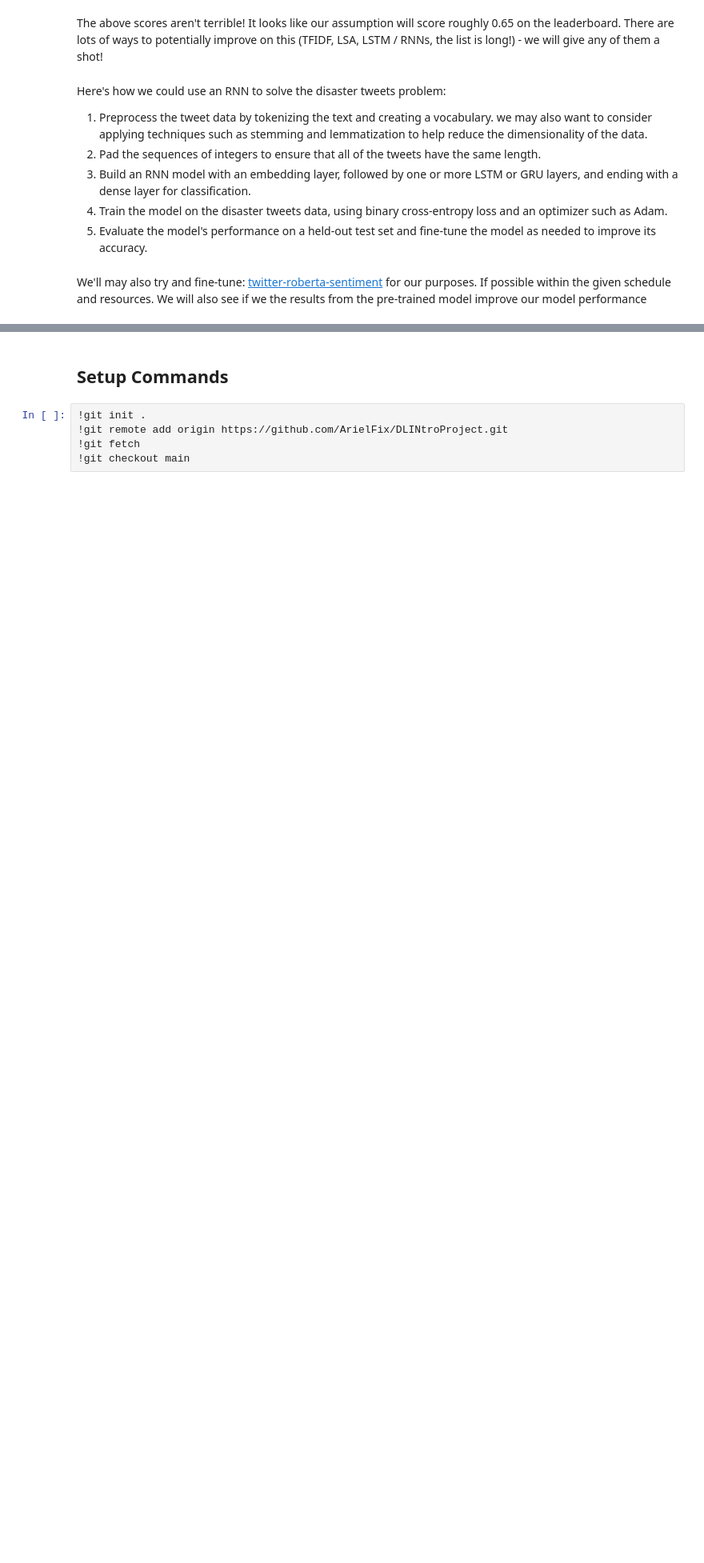
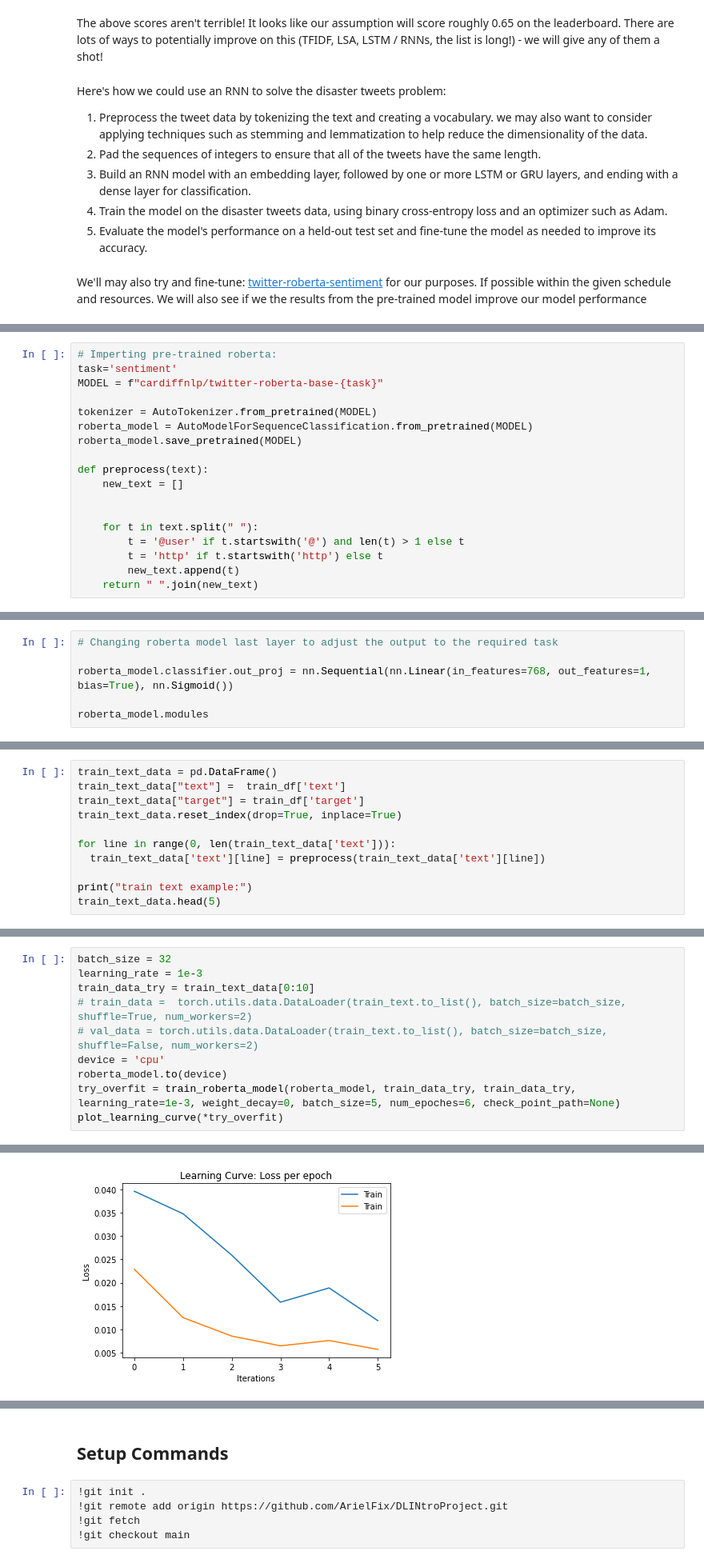
Before and after one commit to ArielFix/DLINtroProject, a Jupyter notebook: NLP_Project.ipynb, the cells around one changed output, grey strips where cells are left out. Shown at 80% size. Saved outputs shown, nothing was run; the diff lists cells and outputs as text; blank space fills up the shorter version.

Commit message:
With roberta changes .... oops

```diff
--- a/NLP_Project.ipynb
+++ b/NLP_Project.ipynb
@@ -145,0 +158,18 @@ We'll may also try and fine-tune: [twitter-roberta-sentiment](https://huggingfac
+# %%
+# Imperting pre-trained roberta:
+task='sentiment'
+MODEL = f"cardiffnlp/twitter-roberta-base-{task}"
+
+tokenizer = AutoTokenizer.from_pretrained(MODEL)
+roberta_model = AutoModelForSequenceClassification.from_pretrained(MODEL)
+roberta_model.save_pretrained(MODEL)
+
+def preprocess(text):
+    new_text = []
+
+
+    for t in text.split(" "):
+        t = '@user' if t.startswith('@') and len(t) > 1 else t
+        t = 'http' if t.startswith('http') else t
+        new_text.append(t)
+    return " ".join(new_text)
@@ -145,0 +197,6 @@ We'll may also try and fine-tune: [twitter-roberta-sentiment](https://huggingfac
+# %%
+# Changing roberta model last layer to adjust the output to the required task
+
+roberta_model.classifier.out_proj = nn.Sequential(nn.Linear(in_features=768, out_features=1, bias=True), nn.Sigmoid())
+
+roberta_model.modules
@@ -145,0 +231,11 @@ We'll may also try and fine-tune: [twitter-roberta-sentiment](https://huggingfac
+# %%
+train_text_data = pd.DataFrame()
+train_text_data["text"] =  train_df['text']
+train_text_data["target"] = train_df['target']
+train_text_data.reset_index(drop=True, inplace=True)
+
+for line in range(0, len(train_text_data['text'])):
+  train_text_data['text'][line] = preprocess(train_text_data['text'][line])
+
+print("train text example:")
+train_text_data.head(5)
@@ -145,0 +403,11 @@ We'll may also try and fine-tune: [twitter-roberta-sentiment](https://huggingfac
+# %%
+batch_size = 32
+learning_rate = 1e-3
+train_data_try = train_text_data[0:10]
+# train_data =  torch.utils.data.DataLoader(train_text.to_list(), batch_size=batch_size, shuffle=True, num_workers=2)
+# val_data = torch.utils.data.DataLoader(train_text.to_list(), batch_size=batch_size, shuffle=False, num_workers=2)
+device = 'cpu'
+roberta_model.to(device)
+try_overfit = train_roberta_model(roberta_model, train_data_try, train_data_try, learning_rate=1e-3, weight_decay=0, batch_size=5, num_epoches=6, check_point_path=None)
+plot_learning_curve(*try_overfit)
+# %% [output]
@@ -145,0 +431 @@ We'll may also try and fine-tune: [twitter-roberta-sentiment](https://huggingfac
+[figure, added]
```
Also changed, not shown: parts of 9 cells of this notebook.
